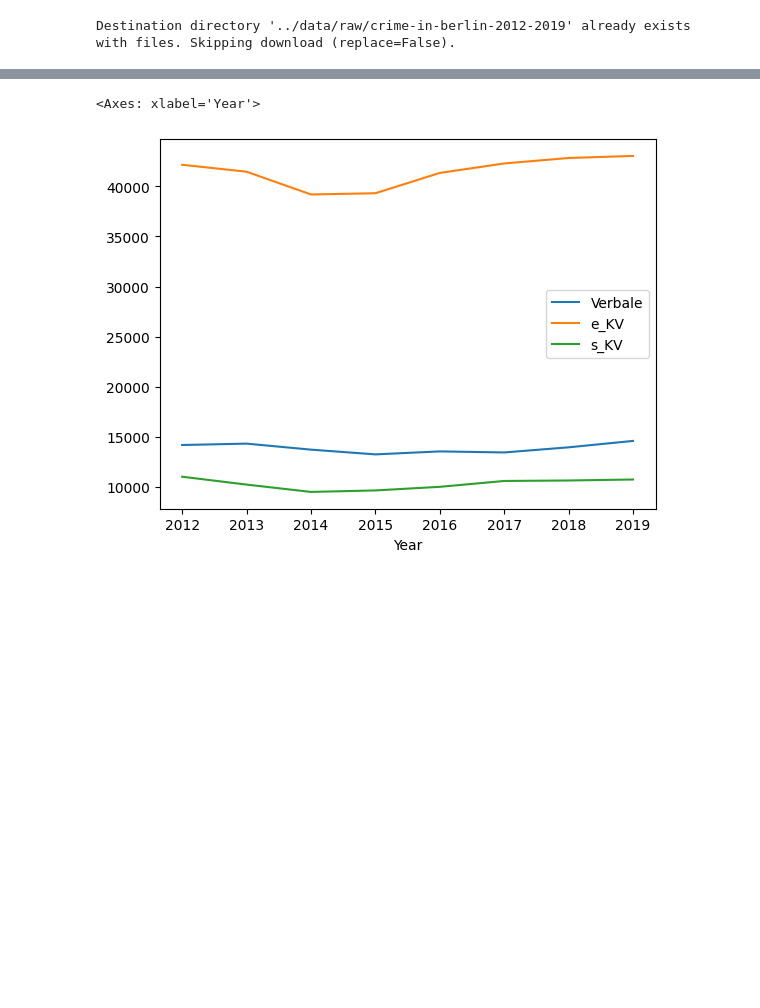
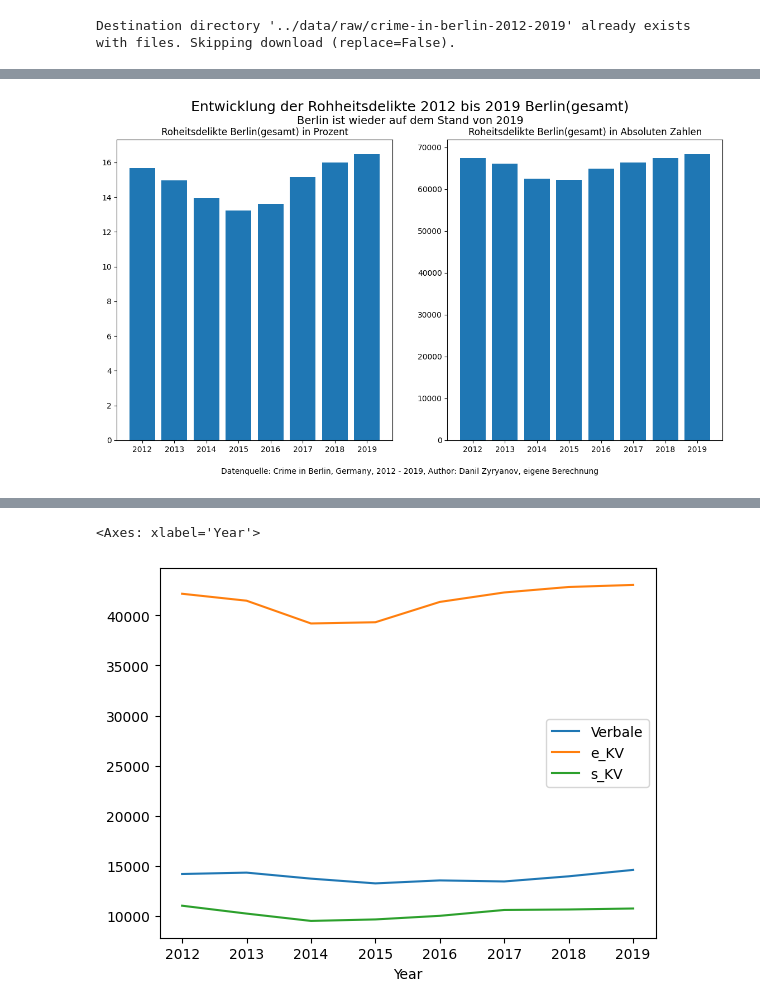
Before and after one commit to bytewalker1972-ux/Portfolio, a Jupyter notebook: notebooks/01_exploration.ipynb, the cells around one changed output, grey strips where cells are left out. Saved outputs shown, nothing was run; the diff lists cells and outputs as text; code cells hidden in the pictures; blank space fills up the shorter version.

Commit message:
Version Stand heute 10:13

```diff
--- a/notebooks/01_exploration.ipynb
+++ b/notebooks/01_exploration.ipynb
@@ -36,0 +103,45 @@ df.tail()
+# %%
+#Ziel: Idenfikation von bestimmten Kriminalitäts-Hotspots
+#Daher kein Vergleich mit Kriminalitätsbelastung,
+#sondern wie hoch sind die Anteile bei bestimmten Deliktsgruppen: Deliktsgruppe: Gesamtzahl Delikte /
+
+df_Roh=pd.DataFrame()                       #Rohheitsdelikte
+df_Roh["Jahr"]=df["Year"]                   #Jahr
+df_Roh["Bezirk"]=df["District"]             #Bezirk
+df_Roh["Revier"]=df["Location"]             #Sogenannte LOR-Gebiete in Berlin gleichzeitig Polizeirevier != Stadtteil oder Ortsteil
+df_Roh["Verbal"]=df["Threat"]               #Bedrohung, Nötigung, Nachstellungen("Stalking")
+df_Roh["l_KV"]=df["Injury"]                 #Leichte KV(max. Ambulante Behandlung)
+df_Roh["s_KV"]=df["Agg_assault"]
+df_Roh["Summe_Roh"]=df["Threat"]+df["Injury"]+df["Agg_assault"]         #Summe der Rohheitsdelikte (Nach meiner Definition)
+df_Roh["Summe_Delikte"]=(df["Robbery"]+df["Street_robbery"]+
+                          df["Injury"]+df["Agg_assault"]+df["Threat"]+
+                          df["Theft"]+df["Car"]+df["From_car"]+df["Bike"]+df["Burglary"]+
+                          df["Damage"]+df["Graffiti"]+df["Drugs"]
+                          )
+df_Roh["Roh_Prozent"]=(df_Roh["Summe_Roh"]/df_Roh["Summe_Delikte"])*100
+
+#Anteil der Roheitsdelikte in Berlin gesamt, Zeitraum 2012 bis 2019
+Roh_Anteil_Berlin=(df_Roh.groupby("Jahr")[["Summe_Roh", "Summe_Delikte"]].sum()) ###Absolut Werte summieren"
+Roh_Anteil_Berlin["Prozent"]=(Roh_Anteil_Berlin["Summe_Roh"]/Roh_Anteil_Berlin["Summe_Delikte"])*100 #Prozent
+
+fig, axes = plt.subplots(nrows=1, ncols= 2, figsize=(14, 7))
+
+axes[0].bar(Roh_Anteil_Berlin.index, Roh_Anteil_Berlin["Prozent"])
+axes[0].set_title("Roheitsdelikte Berlin(gesamt) in Prozent")
+axes[1].bar(Roh_Anteil_Berlin.index, Roh_Anteil_Berlin["Summe_Roh"])
+axes[1].set_title("Roheitsdelikte Berlin(gesamt) in Absoluten Zahlen")
+fig.suptitle("Entwicklung der Rohheitsdelikte 2012 bis 2019 Berlin(gesamt)",fontsize=18)
+
+fig.text(
+       0.5,0.92,"Berlin ist wieder auf dem Stand von 2019", ha="center", fontsize=14)
+
+fig.text(0.5, 0.02,
+         "Datenquelle: Crime in Berlin, Germany, 2012 - 2019, Author: Danil Zyryanov, eigene Berechnung",
+         ha="center",
+         va="bottom"
+         )
+
+plt.savefig("/Users/susannedavid/Code/Slide 1_Entwicklung_gesamt_Roheitsdelikte.png")
+plt.show()
+# %% [output]
+[figure, added]
```
Also changed, not shown: parts of 13 cells of this notebook, 1 other file.
